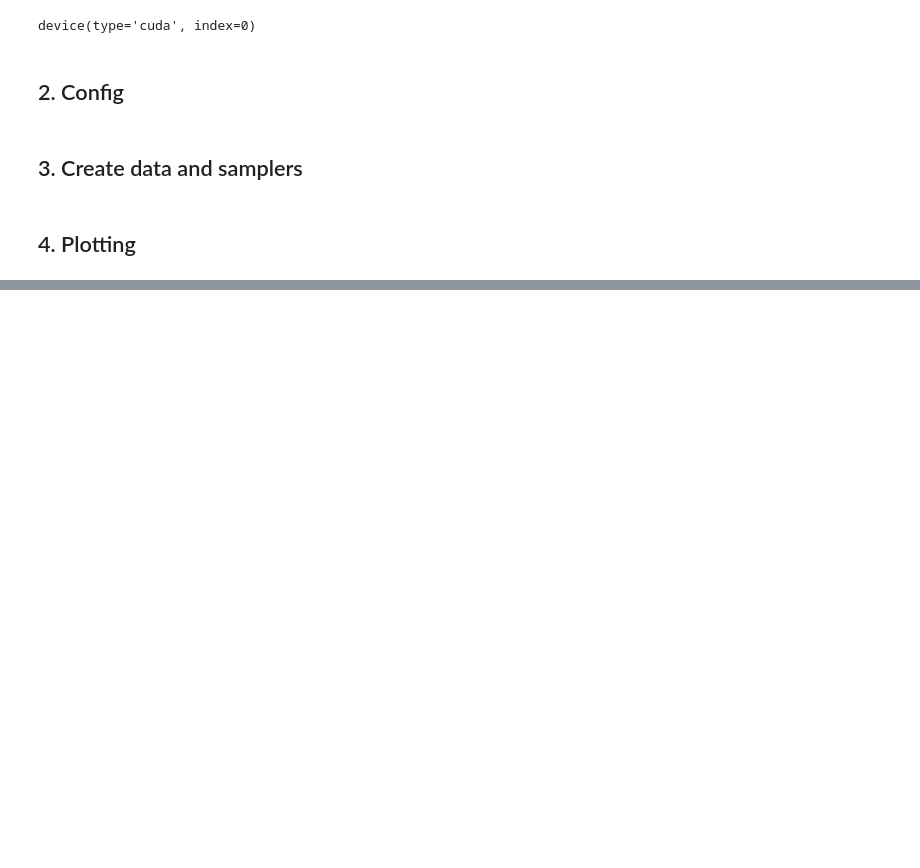
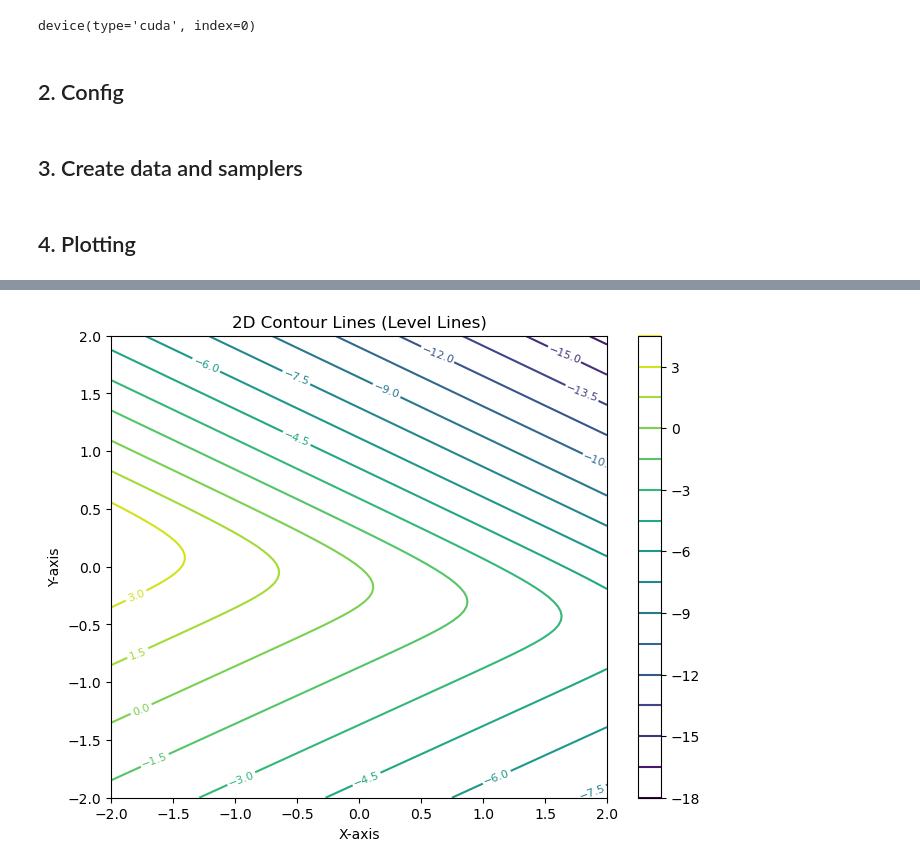
Before and after one commit to MuXauJl11110/EBiEOT, a Jupyter notebook: notebooks/swiss_roll_plot.ipynb, the cells around one changed output, grey strips where cells are left out. Drawn from its saved outputs; the diff is of its cells as text; code cells hidden in the pictures; blank space fills up the shorter version.

```diff
--- a/notebooks/swiss_roll_plot.ipynb
+++ b/notebooks/swiss_roll_plot.ipynb
@@ -182,0 +250,37 @@ Saved ./plots/Swiss_Roll/Light-IOT_M=1024, N=1024, L=64.png
+# %%
+xs = torch.linspace(-2.0, 2.0, steps=100)
+ys = torch.linspace(-2.0, 2.0, steps=100)
+x, y = torch.meshgrid(xs, ys, indexing='xy')
+
+Y = torch.stack((x.flatten(), y.flatten()), dim=1)
+
+x = torch.tensor([-2.0, 0.0])[None, :] # X_sampler.sample(1)
+X = x.repeat(len(Y), 1)
+# %%
+with torch.no_grad():
+    b_m = model.compute_b_m(X)
+    log_v_m = model.compute_log_v_m(X)
+
+    log_w_n = model.compute_log_w_n()
+    a_n = model.compute_a_n()
+    A_n = model.compute_A_n()
+
+    Z = model.compute_cost(Y, log_v_m, b_m) # - model.compute_primal_potential(Y, log_w_n, a_n, A_n)
+# %%
+# Plot contour lines
+plt.figure(figsize=(8,6))
+contour = plt.contour(Y.reshape(100, 100, 2)[:, :, 0], Y.reshape(100, 100, 2)[:, :, 1], Z.reshape(100, 100), levels=20, cmap='viridis')
+
+# Add labels to the contour lines
+plt.clabel(contour, inline=True, fontsize=8)
+
+# Add titles and labels
+plt.title('2D Contour Lines (Level Lines)')
+plt.xlabel('X-axis')
+plt.ylabel('Y-axis')
+
+# Display the contour plot
+plt.colorbar(contour)
+plt.show()
+# %% [output]
+[figure, added]
```
Also changed, not shown: parts of 18 cells of this notebook, 5 other files.
